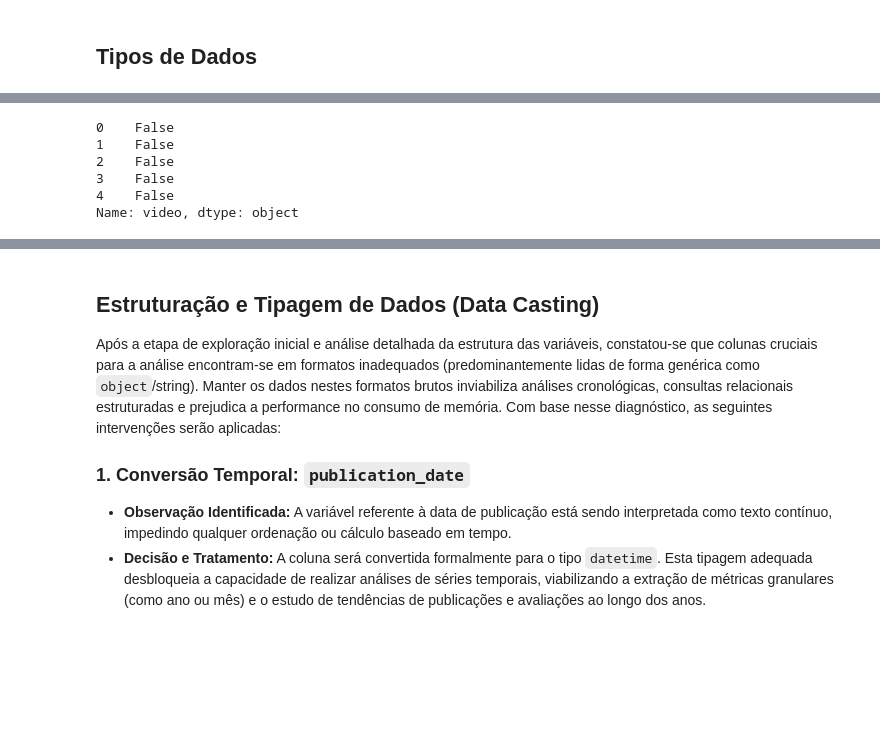
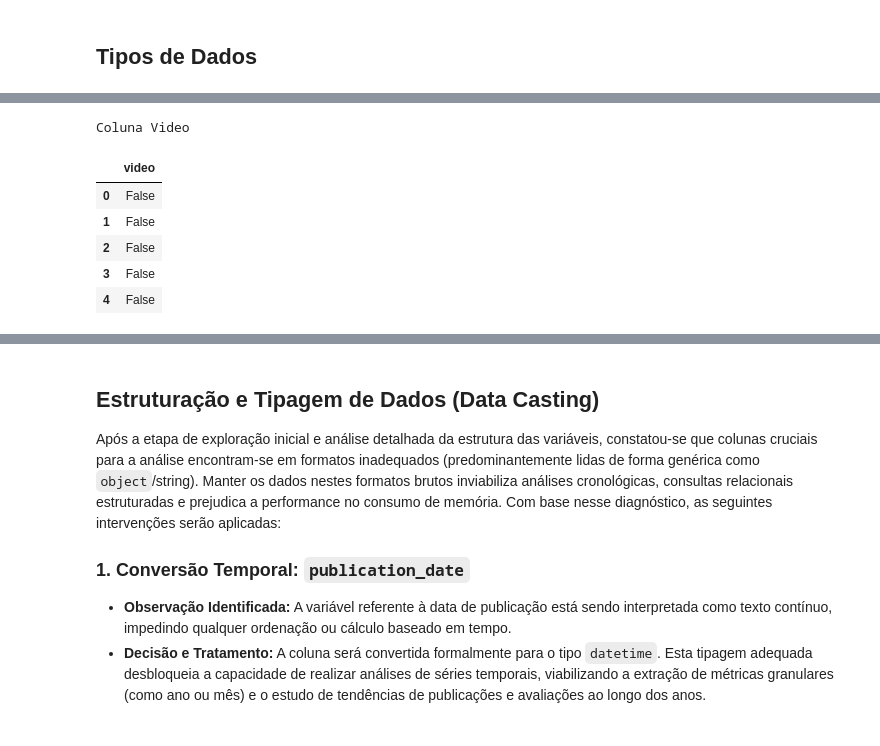
Before and after one commit to AleCecilio/entertainment_industry_performance_analysis, a Jupyter notebook: notebooks/02_eda_movies.ipynb, the cells around one changed output, grey strips where cells are left out. Saved outputs shown, nothing was run; the diff lists cells and outputs as text; code cells hidden in the pictures; blank space fills up the shorter version.

```diff
--- a/notebooks/02_eda_movies.ipynb
+++ b/notebooks/02_eda_movies.ipynb
@@ -123,10 +124,16 @@ df_movies.select_dtypes(include=['object', 'string'])
 # %%
-df_movies['video'].head()
+display(estilizar_tabela(
+    df=df_movies,
+    colunas_selecionadas=['video'],
+    qtd_linhas=5,
+    caption="Coluna Video"
+))
 # %% [output]
-0    False
-1    False
-2    False
-3    False
-4    False
-Name: video, dtype: object
+Coluna Video
+|  | video |
+| 0 | False |
+| 1 | False |
+| 2 | False |
+| 3 | False |
+| 4 | False |
 # %%
```
Also changed, not shown: parts of 10 cells of this notebook, 5 other files.
